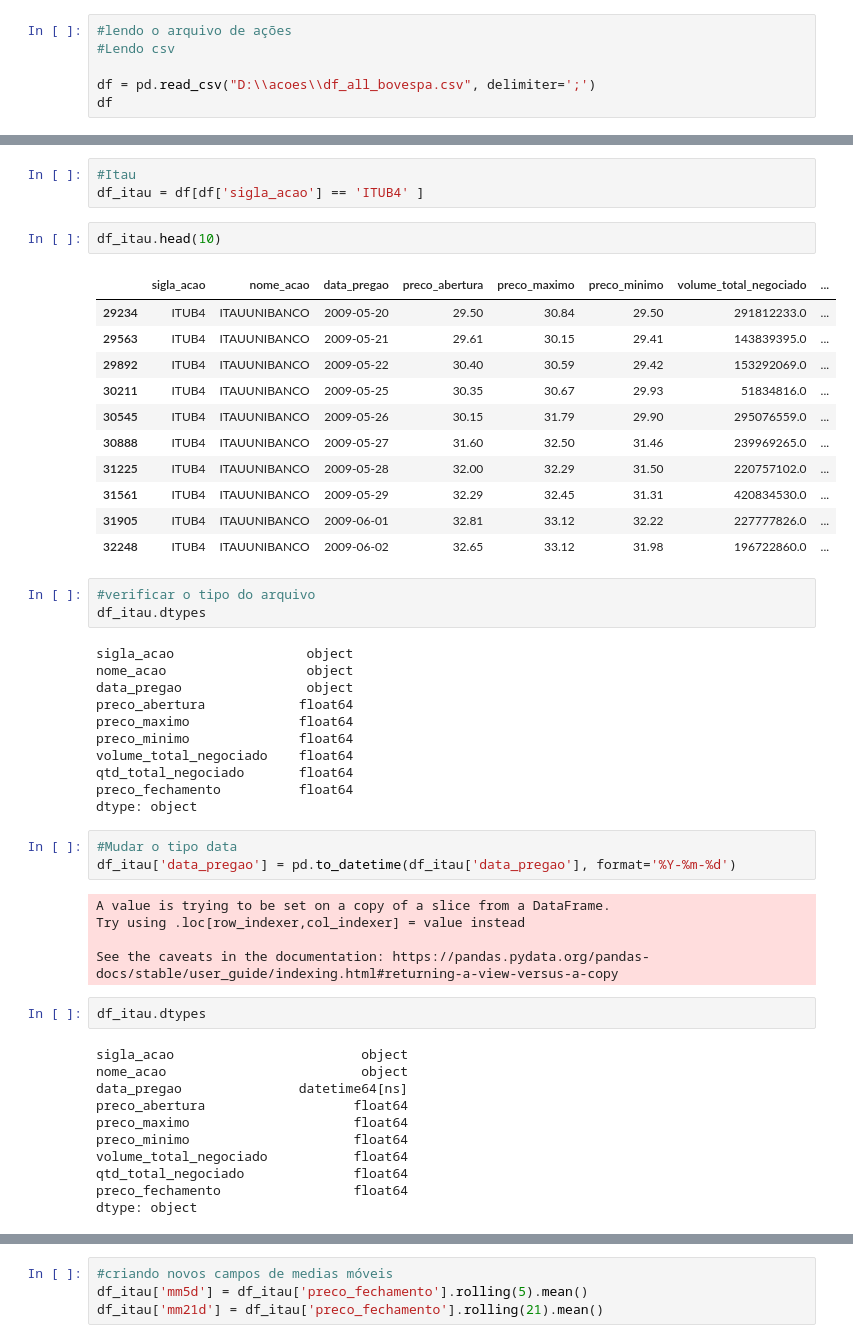
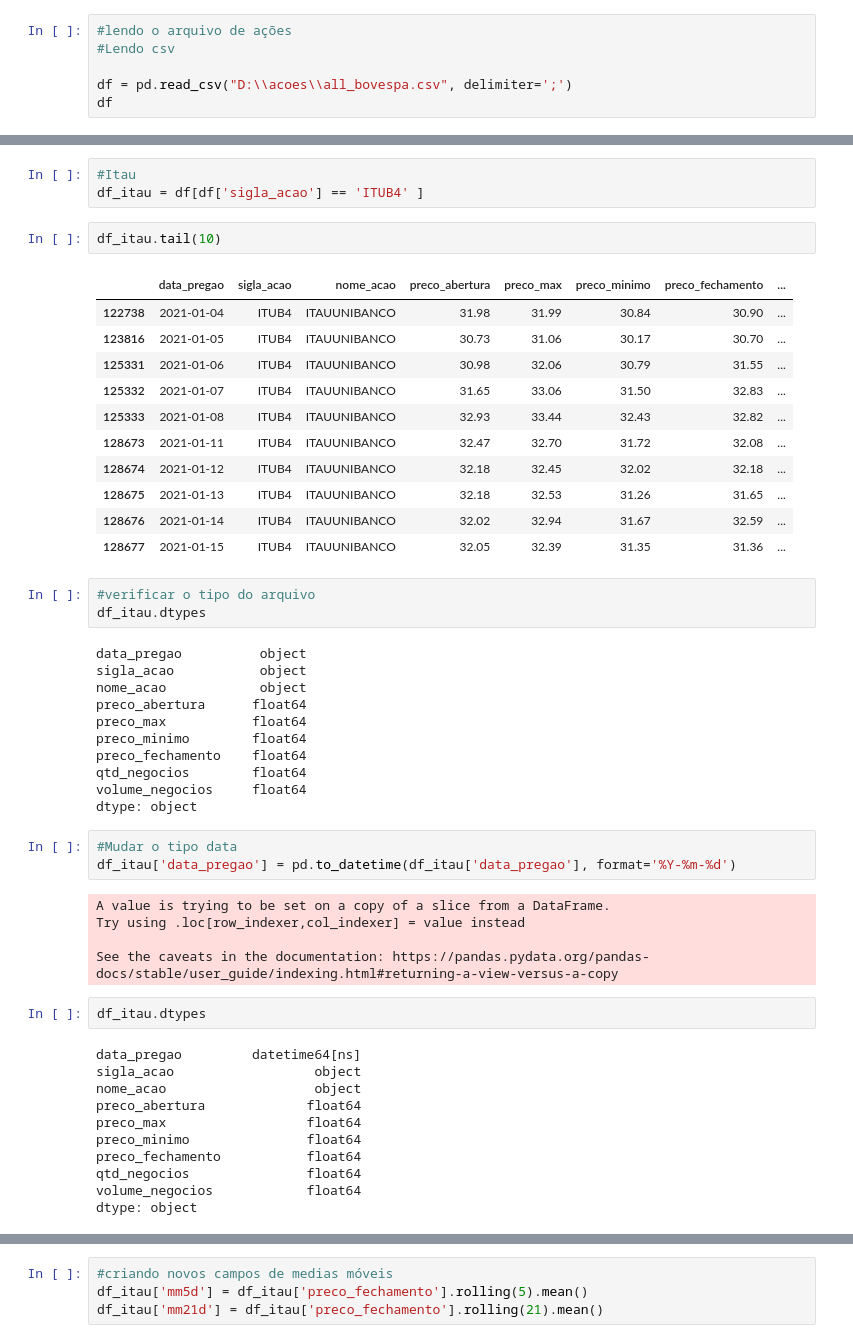
Before and after one commit to fabrimatt/machine_learnig, a Jupyter notebook: Previsão preço ações.ipynb, the cells around one changed output, grey strips where cells are left out. Saved outputs shown, nothing was run; the diff lists cells and outputs as text.

```diff
--- a/Previsão preço ações.ipynb
+++ b/Previsão preço ações.ipynb
@@ -13,6 +13,6 @@ import matplotlib.pyplot as plt
 #lendo o arquivo de ações
 #Lendo csv
 
-df = pd.read_csv("D:\\acoes\\df_all_bovespa.csv", delimiter=';')
+df = pd.read_csv("D:\\acoes\\all_bovespa.csv", delimiter=';')
 df
 # %% [output]
@@ -33,32 +33,32 @@ df
 #Itau
 df_itau = df[df['sigla_acao'] == 'ITUB4' ]
 # %%
-df_itau.head(10)
+df_itau.tail(10)
 # %% [output]
-|  | sigla_acao | nome_acao | data_pregao | preco_abertura | preco_maximo | preco_minimo | volume_total_negociado | ... |
-| 29234 | ITUB4 | ITAUUNIBANCO | 2009-05-20 | 29.50 | 30.84 | 29.50 | 291812233.0 | ... |
-| 29563 | ITUB4 | ITAUUNIBANCO | 2009-05-21 | 29.61 | 30.15 | 29.41 | 143839395.0 | ... |
-| 29892 | ITUB4 | ITAUUNIBANCO | 2009-05-22 | 30.40 | 30.59 | 29.42 | 153292069.0 | ... |
-| 30211 | ITUB4 | ITAUUNIBANCO | 2009-05-25 | 30.35 | 30.67 | 29.93 | 51834816.0 | ... |
-| 30545 | ITUB4 | ITAUUNIBANCO | 2009-05-26 | 30.15 | 31.79 | 29.90 | 295076559.0 | ... |
-| 30888 | ITUB4 | ITAUUNIBANCO | 2009-05-27 | 31.60 | 32.50 | 31.46 | 239969265.0 | ... |
-| 31225 | ITUB4 | ITAUUNIBANCO | 2009-05-28 | 32.00 | 32.29 | 31.50 | 220757102.0 | ... |
-| 31561 | ITUB4 | ITAUUNIBANCO | 2009-05-29 | 32.29 | 32.45 | 31.31 | 420834530.0 | ... |
-| 31905 | ITUB4 | ITAUUNIBANCO | 2009-06-01 | 32.81 | 33.12 | 32.22 | 227777826.0 | ... |
-| 32248 | ITUB4 | ITAUUNIBANCO | 2009-06-02 | 32.65 | 33.12 | 31.98 | 196722860.0 | ... |
+|  | data_pregao | sigla_acao | nome_acao | preco_abertura | preco_max | preco_minimo | preco_fechamento | ... |
+| 122738 | 2021-01-04 | ITUB4 | ITAUUNIBANCO | 31.98 | 31.99 | 30.84 | 30.90 | ... |
+| 123816 | 2021-01-05 | ITUB4 | ITAUUNIBANCO | 30.73 | 31.06 | 30.17 | 30.70 | ... |
+| 125331 | 2021-01-06 | ITUB4 | ITAUUNIBANCO | 30.98 | 32.06 | 30.79 | 31.55 | ... |
+| 125332 | 2021-01-07 | ITUB4 | ITAUUNIBANCO | 31.65 | 33.06 | 31.50 | 32.83 | ... |
+| 125333 | 2021-01-08 | ITUB4 | ITAUUNIBANCO | 32.93 | 33.44 | 32.43 | 32.82 | ... |
+| 128673 | 2021-01-11 | ITUB4 | ITAUUNIBANCO | 32.47 | 32.70 | 31.72 | 32.08 | ... |
+| 128674 | 2021-01-12 | ITUB4 | ITAUUNIBANCO | 32.18 | 32.45 | 32.02 | 32.18 | ... |
+| 128675 | 2021-01-13 | ITUB4 | ITAUUNIBANCO | 32.18 | 32.53 | 31.26 | 31.65 | ... |
+| 128676 | 2021-01-14 | ITUB4 | ITAUUNIBANCO | 32.02 | 32.94 | 31.67 | 32.59 | ... |
+| 128677 | 2021-01-15 | ITUB4 | ITAUUNIBANCO | 32.05 | 32.39 | 31.35 | 31.36 | ... |
 # %%
 #verificar o tipo do arquivo
 df_itau.dtypes
 # %% [output]
-sigla_acao                 object
-nome_acao                  object
-data_pregao                object
-preco_abertura            float64
-preco_maximo              float64
-preco_minimo              float64
-volume_total_negociado    float64
-qtd_total_negociado       float64
-preco_fechamento          float64
+data_pregao          object
+sigla_acao           object
+nome_acao            object
+preco_abertura      float64
+preco_max           float64
+preco_minimo        float64
+preco_fechamento    float64
+qtd_negocios        float64
+volume_negocios     float64
 dtype: object
 # %%
 #Mudar o tipo data
@@ -71,15 +71,15 @@ See the caveats in the documentation: https://pandas.pydata.org/pandas-docs/stab
 # %%
 df_itau.dtypes
 # %% [output]
-sigla_acao                        object
-nome_acao                         object
-data_pregao               datetime64[ns]
-preco_abertura                   float64
-preco_maximo                     float64
-preco_minimo                     float64
-volume_total_negociado           float64
-qtd_total_negociado              float64
-preco_fechamento                 float64
+data_pregao         datetime64[ns]
+sigla_acao                  object
+nome_acao                   object
+preco_abertura             float64
+preco_max                  float64
+preco_minimo               float64
+preco_fechamento           float64
+qtd_negocios               float64
+volume_negocios            float64
 dtype: object
 # %%
 df_itau.tail()
```
Also changed, not shown: parts of 22 cells of this notebook, 1 other file.
